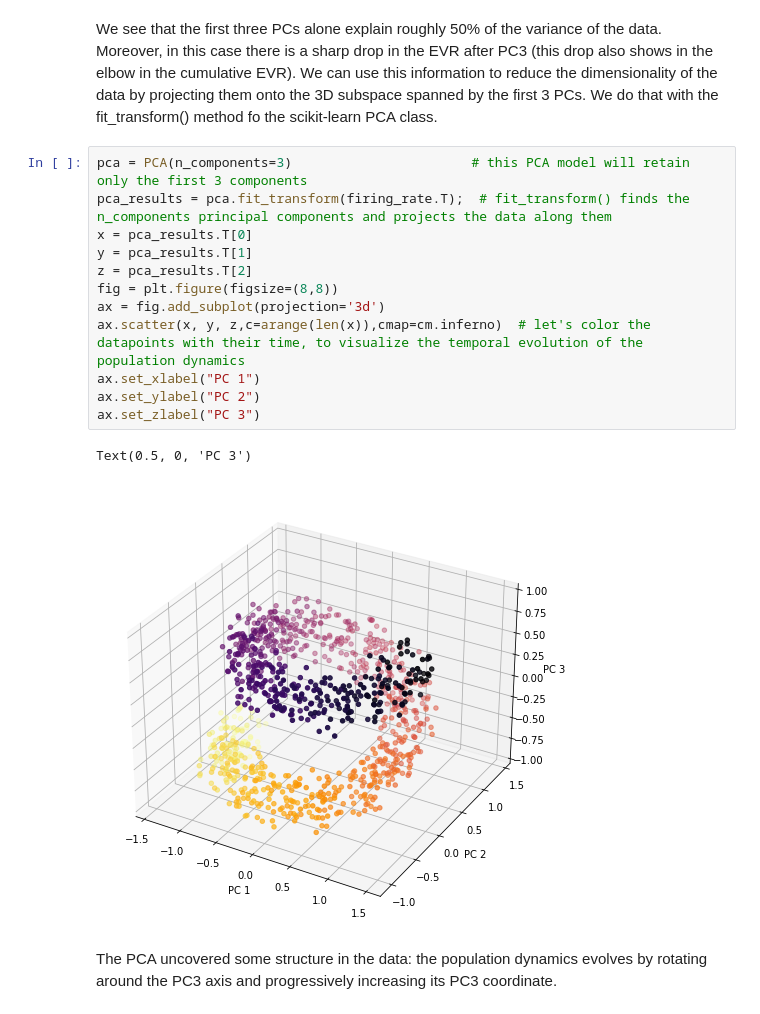
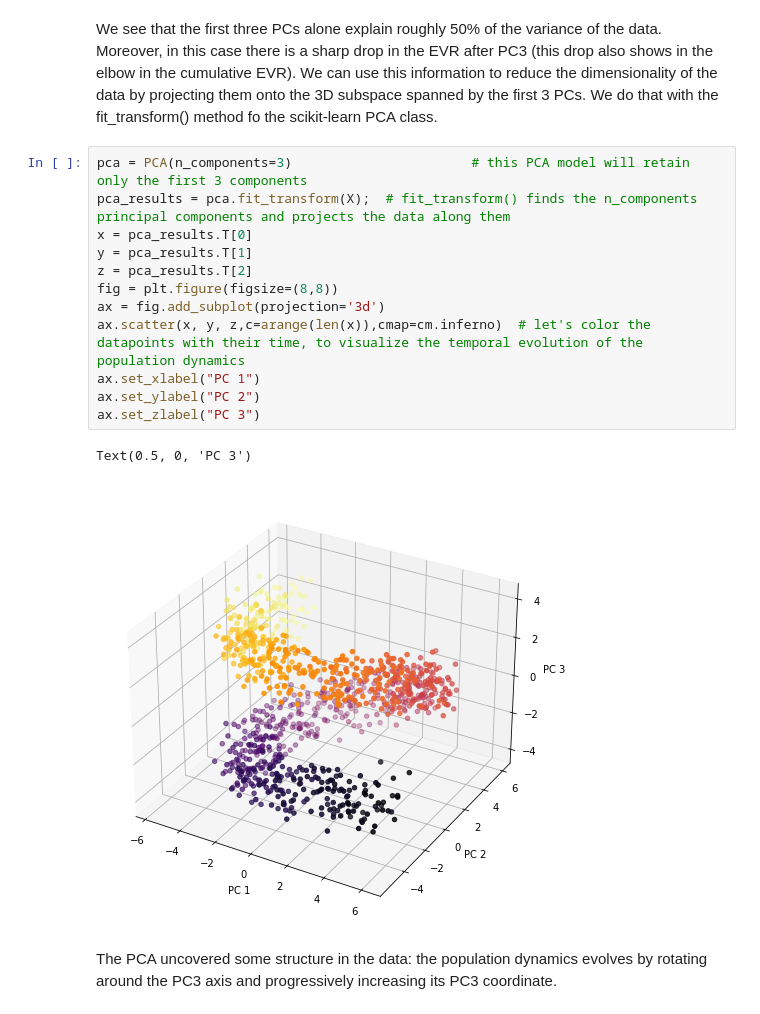
Before and after one commit to Neuroanalysis2021/Assignment6_PCA_and_clustering, a Jupyter notebook: Assignment_6.ipynb, the cells around one changed output. Drawn from its saved outputs; the diff is of its cells as text.

```diff
--- a/Assignment_6.ipynb
+++ b/Assignment_6.ipynb
@@ -97,19 +97,19 @@ ax2.set_ylabel("cumulative EVR",fontsize=15);
 We see that the first three PCs alone explain roughly 50% of the variance of the data. Moreover, in this case there is a sharp drop in the EVR after PC3 (this drop also shows in the elbow in the cumulative EVR). We can use this information to reduce the dimensionality of the data by projecting them onto the 3D subspace spanned by the first 3 PCs. We do that with the fit_transform() method fo the scikit-learn PCA class.
 # %%
 pca = PCA(n_components=3)                       # this PCA model will retain only the first 3 components
-pca_results = pca.fit_transform(firing_rate.T);  # fit_transform() finds the n_components principal components and projects the data along them
+pca_results = pca.fit_transform(X);  # fit_transform() finds the n_components principal components and projects the data along them
 x = pca_results.T[0]
 y = pca_results.T[1]
 z = pca_results.T[2]
 fig = plt.figure(figsize=(8,8))
 ax = fig.add_subplot(projection='3d')
 ax.scatter(x, y, z,c=arange(len(x)),cmap=cm.inferno)  # let's color the datapoints with their time, to visualize the temporal evolution of the population dynamics
 ax.set_xlabel("PC 1")
 ax.set_ylabel("PC 2")
 ax.set_zlabel("PC 3")
 # %% [output]
 Text(0.5, 0, 'PC 3')
-[figure, old version]
+[figure, new version]
 # %% [markdown]
 The PCA uncovered some structure in the data: the population dynamics evolves by rotating around the PC3 axis and progressively increasing its PC3 coordinate.
 # %% [markdown]
```
Also changed, not shown: parts of 12 cells of this notebook.
